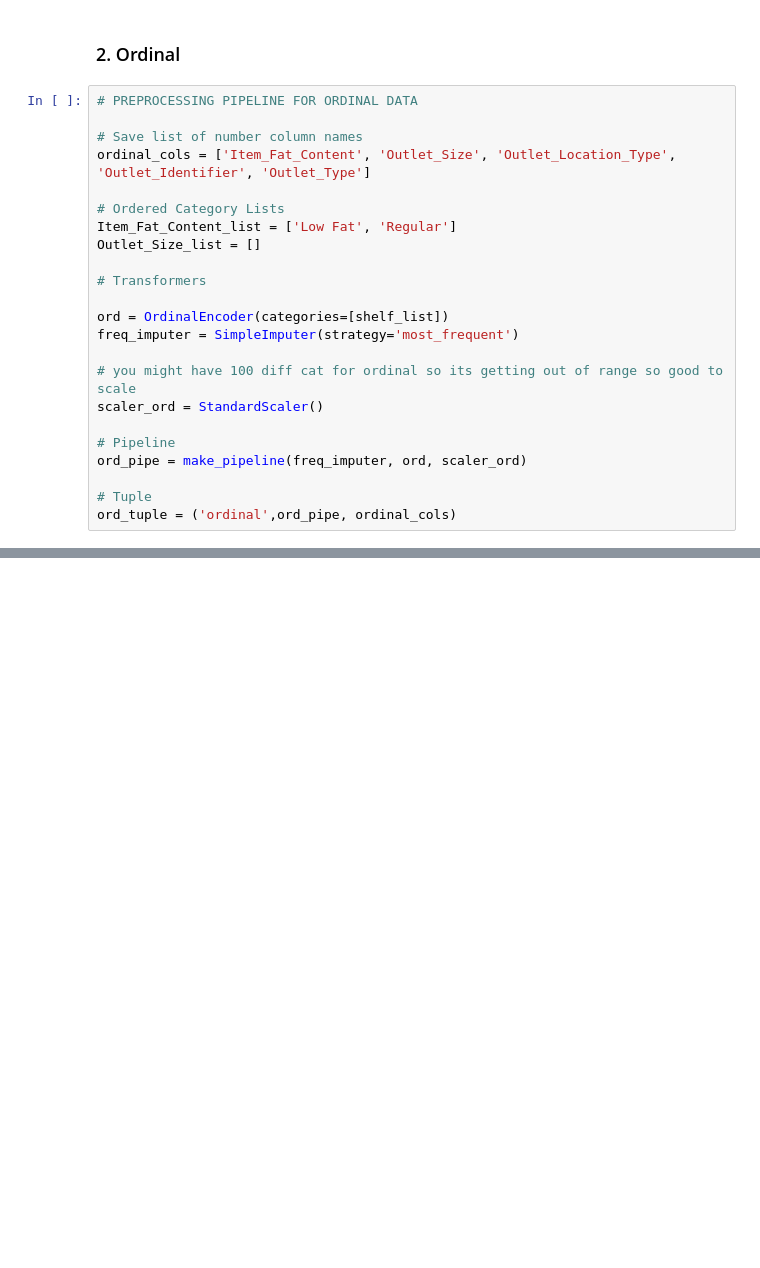
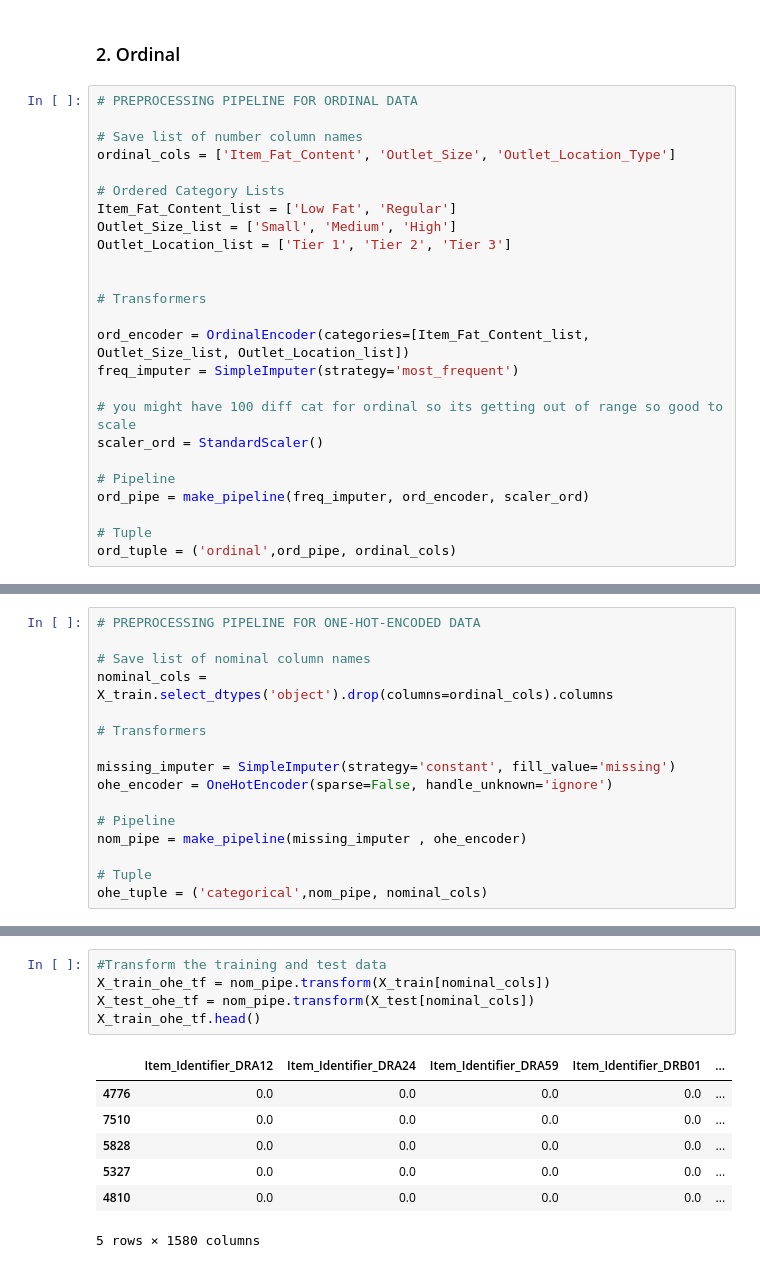
Before and after one commit to patelmedha/Prediction-of-Product-Sales, a Jupyter notebook: Prediction_Of_Product_Sales_Preprocessing_Machine_Learning.ipynb, the cells around one changed output, grey strips where cells are left out. Saved outputs shown, nothing was run; the diff lists cells and outputs as text; blank space fills up the shorter version.

```diff
--- a/Prediction_Of_Product_Sales_Preprocessing_Machine_Learning.ipynb
+++ b/Prediction_Of_Product_Sales_Preprocessing_Machine_Learning.ipynb
@@ -262,22 +361,24 @@ Numeric Columns: Index(['Item_Weight', 'Item_Visibility', 'Item_MRP',
 # PREPROCESSING PIPELINE FOR ORDINAL DATA
 
 # Save list of number column names
-ordinal_cols = ['Item_Fat_Content', 'Outlet_Size', 'Outlet_Location_Type', 'Outlet_Identifier', 'Outlet_Type']
+ordinal_cols = ['Item_Fat_Content', 'Outlet_Size', 'Outlet_Location_Type']
 
 # Ordered Category Lists
 Item_Fat_Content_list = ['Low Fat', 'Regular']
-Outlet_Size_list = []
+Outlet_Size_list = ['Small', 'Medium', 'High']
+Outlet_Location_list = ['Tier 1', 'Tier 2', 'Tier 3']
+
 
 # Transformers
 
-ord = OrdinalEncoder(categories=[shelf_list])
+ord_encoder = OrdinalEncoder(categories=[Item_Fat_Content_list, Outlet_Size_list, Outlet_Location_list])
 freq_imputer = SimpleImputer(strategy='most_frequent')
 
 # you might have 100 diff cat for ordinal so its getting out of range so good to scale
 scaler_ord = StandardScaler()
 
 # Pipeline
-ord_pipe = make_pipeline(freq_imputer, ord, scaler_ord)
+ord_pipe = make_pipeline(freq_imputer, ord_encoder, scaler_ord)
 
 # Tuple
 ord_tuple = ('ordinal',ord_pipe, ordinal_cols)
@@ -283,0 +387,16 @@ ord_tuple = ('ordinal',ord_pipe, ordinal_cols)
+# %%
+# PREPROCESSING PIPELINE FOR ONE-HOT-ENCODED DATA
+
+# Save list of nominal column names
+nominal_cols = X_train.select_dtypes('object').drop(columns=ordinal_cols).columns
+
+# Transformers
+
+missing_imputer = SimpleImputer(strategy='constant', fill_value='missing')
+ohe_encoder = OneHotEncoder(sparse=False, handle_unknown='ignore')
+
+# Pipeline
+nom_pipe = make_pipeline(missing_imputer , ohe_encoder)
+
+# Tuple
+ohe_tuple = ('categorical',nom_pipe, nominal_cols)
@@ -283,0 +492,13 @@ ord_tuple = ('ordinal',ord_pipe, ordinal_cols)
+# %%
+#Transform the training and test data
+X_train_ohe_tf = nom_pipe.transform(X_train[nominal_cols])
+X_test_ohe_tf = nom_pipe.transform(X_test[nominal_cols])
+X_train_ohe_tf.head()
+# %% [output]
+|  | Item_Identifier_DRA12 | Item_Identifier_DRA24 | Item_Identifier_DRA59 | Item_Identifier_DRB01 | ... |
+| 4776 | 0.0 | 0.0 | 0.0 | 0.0 | ... |
+| 7510 | 0.0 | 0.0 | 0.0 | 0.0 | ... |
+| 5828 | 0.0 | 0.0 | 0.0 | 0.0 | ... |
+| 5327 | 0.0 | 0.0 | 0.0 | 0.0 | ... |
+| 4810 | 0.0 | 0.0 | 0.0 | 0.0 | ... |
+5 rows × 1580 columns
```
Also changed, not shown: parts of 37 cells of this notebook.
